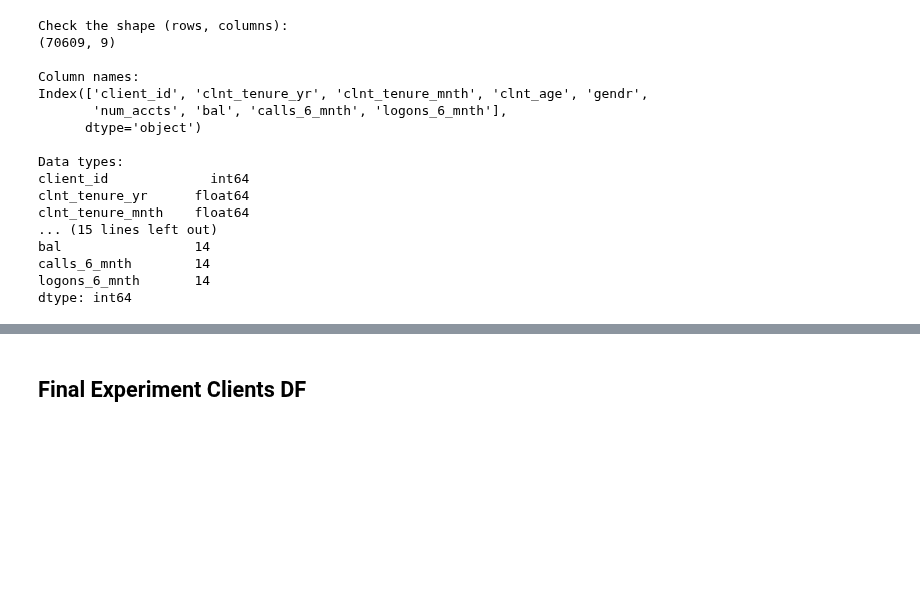
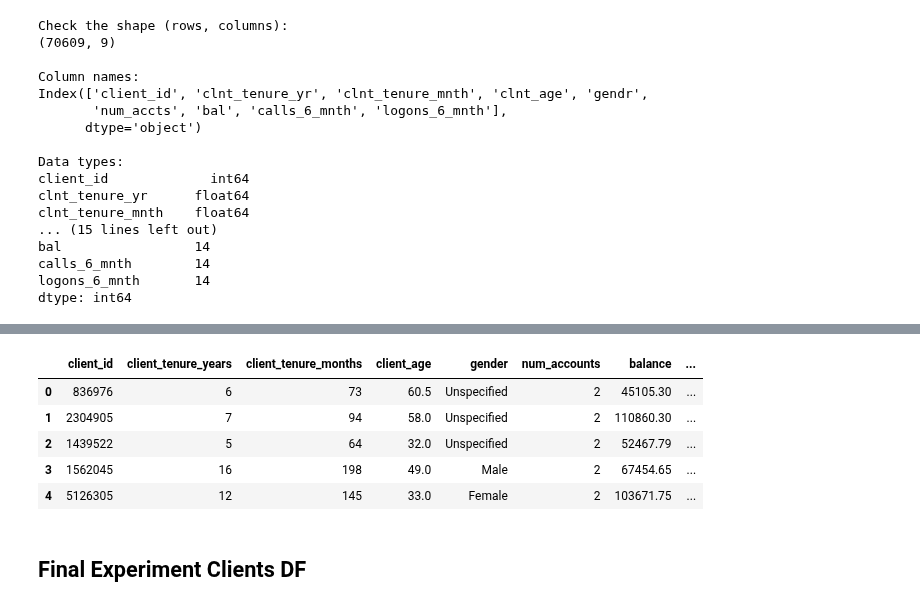
Before and after one commit to bruhu/vanguard-cx-project, a Jupyter notebook: notebooks/bru/brus-notebook.ipynb, the cells around one changed output, grey strips where cells are left out. Saved outputs shown, nothing was run; the diff lists cells and outputs as text; code cells hidden in the pictures; blank space fills up the shorter version.

```diff
--- a/notebooks/bru/brus-notebook.ipynb
+++ b/notebooks/bru/brus-notebook.ipynb
@@ -160,3 +202,12 @@ logons_last_6_months  [4164, 8316, 8677, 13444, 18066, 25961, 28432,...
+# %%
+final_demo_df.head()
+# %% [output]
+|  | client_id | client_tenure_years | client_tenure_months | client_age | gender | num_accounts | balance | ... |
+| 0 | 836976 | 6 | 73 | 60.5 | Unspecified | 2 | 45105.30 | ... |
+| 1 | 2304905 | 7 | 94 | 58.0 | Unspecified | 2 | 110860.30 | ... |
+| 2 | 1439522 | 5 | 64 | 32.0 | Unspecified | 2 | 52467.79 | ... |
+| 3 | 1562045 | 16 | 198 | 49.0 | Male | 2 | 67454.65 | ... |
+| 4 | 5126305 | 12 | 145 | 33.0 | Female | 2 | 103671.75 | ... |
 # %% [markdown]
 ## Final Experiment Clients DF
 # %%
```
Also changed, not shown: parts of 11 cells of this notebook.
